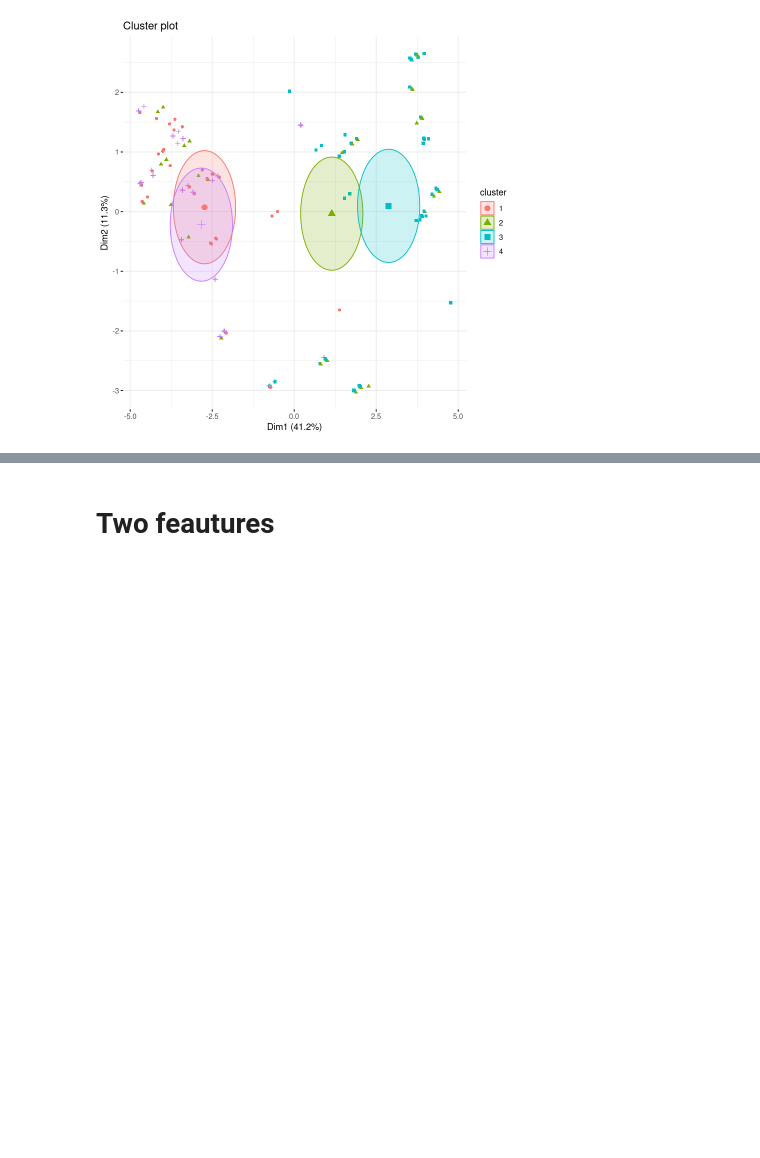
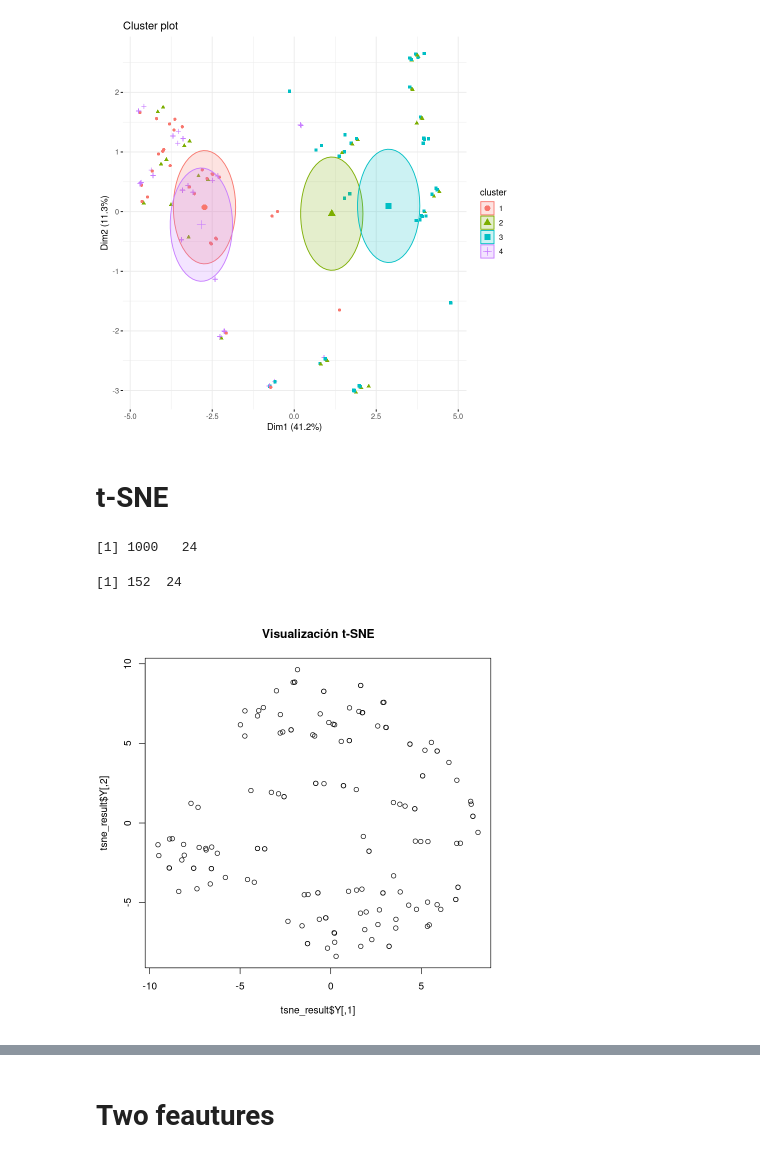
Before and after one commit to Alvaro8gb/DataVisualization, a Jupyter notebook: App/clustering.ipynb, the cells around one changed output, grey strips where cells are left out. Drawn from its saved outputs; the diff is of its cells as text; code cells hidden in the pictures; blank space fills up the shorter version.

```diff
--- a/lungCancerApp/clustering.ipynb
+++ b/App/clustering.ipynb
@@ -69,3 +101,5 @@ geom = "point"
 )
 # %% [output]
 [figure]
+# %% [markdown]
+# t-SNE
@@ -71,0 +108,27 @@ geom = "point"
+# %%
+# Check for duplicate rows
+duplicates <- duplicated(df)
+
+dim(df)
+# Remove duplicate rows
+df_no_duplicates <- df[!duplicates, ]
+
+dim(df_no_duplicates)
+# %% [output]
+[1] 1000   24
+[1] 152  24
+# %%
+tsne_result <- Rtsne(as.matrix(df_no_duplicates), dims = 2, perplexity = 30, theta = 0.5, max_iter = 1000)
+
+# 'dims' es la cantidad de dimensiones en la que deseas reducir tus datos, generalmente 2 para visualización.
+# 'perplexity' es un hiperparámetro que controla la distribución de probabilidad de vecindad.
+# 'theta' es un hiperparámetro que controla la velocidad de convergencia.
+# 'max_iter' es el número máximo de iteraciones para el algoritmo.
+#tsne_result
+# %%
+# El resultado estará en tsne_result$Y, que contendrá las coordenadas t-SNE reducidas.
+
+# Visualizar los resultados
+plot(tsne_result$Y, main = "Visualización t-SNE")
+# %% [output]
+[figure, added]
```
Also changed, not shown: parts of 20 cells of this notebook, 16 other files.
